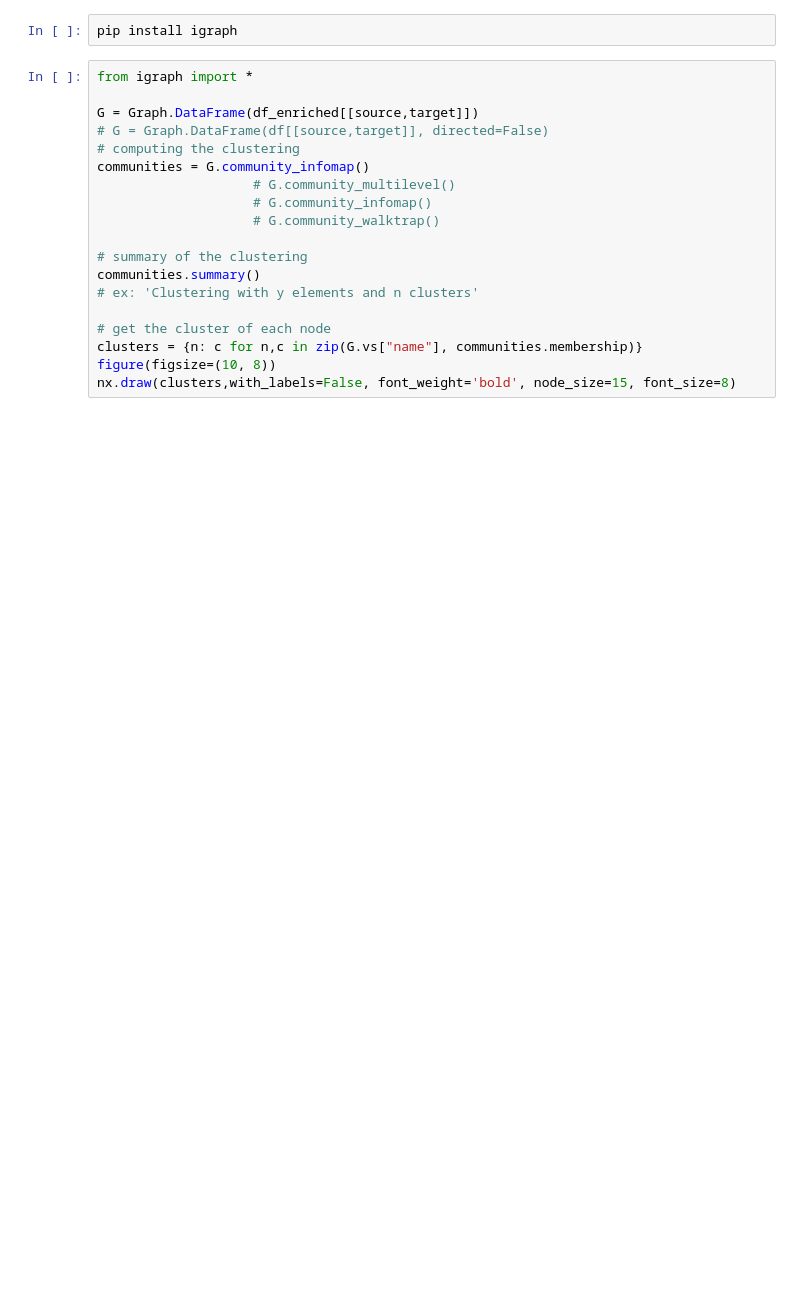
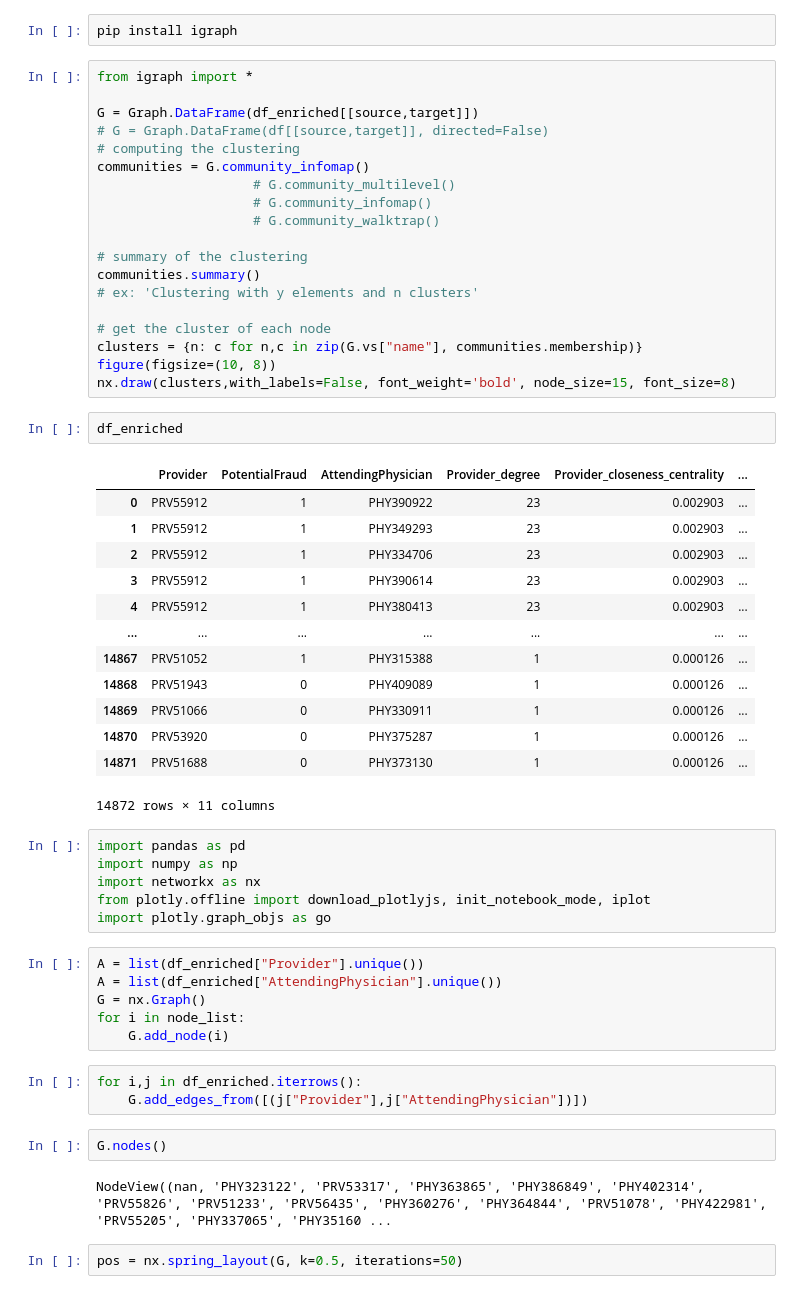
Before and after one commit to dhruv-suraj/Project, a Jupyter notebook: Networkx/network_x.ipynb, the cells around one changed output. Drawn from its saved outputs; the diff is of its cells as text; blank space fills up the shorter version.

```diff
--- a/Networkx/network_x.ipynb
+++ b/Networkx/network_x.ipynb
@@ -203,3 +371,40 @@ communities.summary()
 clusters = {n: c for n,c in zip(G.vs["name"], communities.membership)}
 figure(figsize=(10, 8))
 nx.draw(clusters,with_labels=False, font_weight='bold', node_size=15, font_size=8)
+# %%
+df_enriched
+# %% [output]
+|  | Provider | PotentialFraud | AttendingPhysician | Provider_degree | Provider_closeness_centrality | ... |
+| 0 | PRV55912 | 1 | PHY390922 | 23 | 0.002903 | ... |
+| 1 | PRV55912 | 1 | PHY349293 | 23 | 0.002903 | ... |
+| 2 | PRV55912 | 1 | PHY334706 | 23 | 0.002903 | ... |
+| 3 | PRV55912 | 1 | PHY390614 | 23 | 0.002903 | ... |
+| 4 | PRV55912 | 1 | PHY380413 | 23 | 0.002903 | ... |
+| ... | ... | ... | ... | ... | ... | ... |
+| 14867 | PRV51052 | 1 | PHY315388 | 1 | 0.000126 | ... |
+| 14868 | PRV51943 | 0 | PHY409089 | 1 | 0.000126 | ... |
+| 14869 | PRV51066 | 0 | PHY330911 | 1 | 0.000126 | ... |
+| 14870 | PRV53920 | 0 | PHY375287 | 1 | 0.000126 | ... |
+| 14871 | PRV51688 | 0 | PHY373130 | 1 | 0.000126 | ... |
+14872 rows × 11 columns
+# %%
+import pandas as pd
+import numpy as np
+import networkx as nx
+from plotly.offline import download_plotlyjs, init_notebook_mode, iplot
+import plotly.graph_objs as go
+# %%
+A = list(df_enriched["Provider"].unique())
+A = list(df_enriched["AttendingPhysician"].unique())
+G = nx.Graph()
+for i in node_list:
+    G.add_node(i)
+# %%
+for i,j in df_enriched.iterrows():
+    G.add_edges_from([(j["Provider"],j["AttendingPhysician"])])
+# %%
+G.nodes()
+# %% [output]
+NodeView((nan, 'PHY323122', 'PRV53317', 'PHY363865', 'PHY386849', 'PHY402314', 'PRV55826', 'PRV51233', 'PRV56435', 'PHY360276', 'PHY364844', 'PRV51078', 'PHY422981', 'PRV55205', 'PHY337065', 'PHY35160 ...
+# %%
+pos = nx.spring_layout(G, k=0.5, iterations=50)
```
Also changed, not shown: parts of 29 cells of this notebook.
